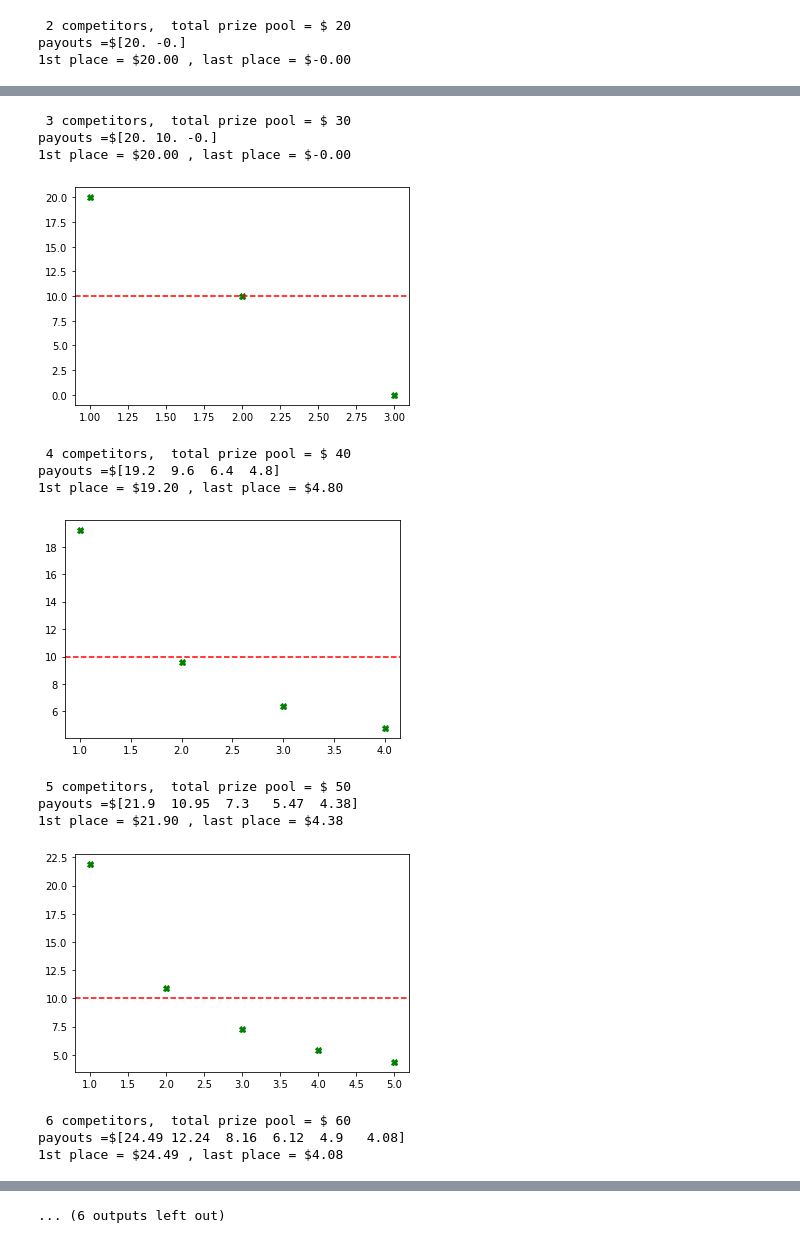
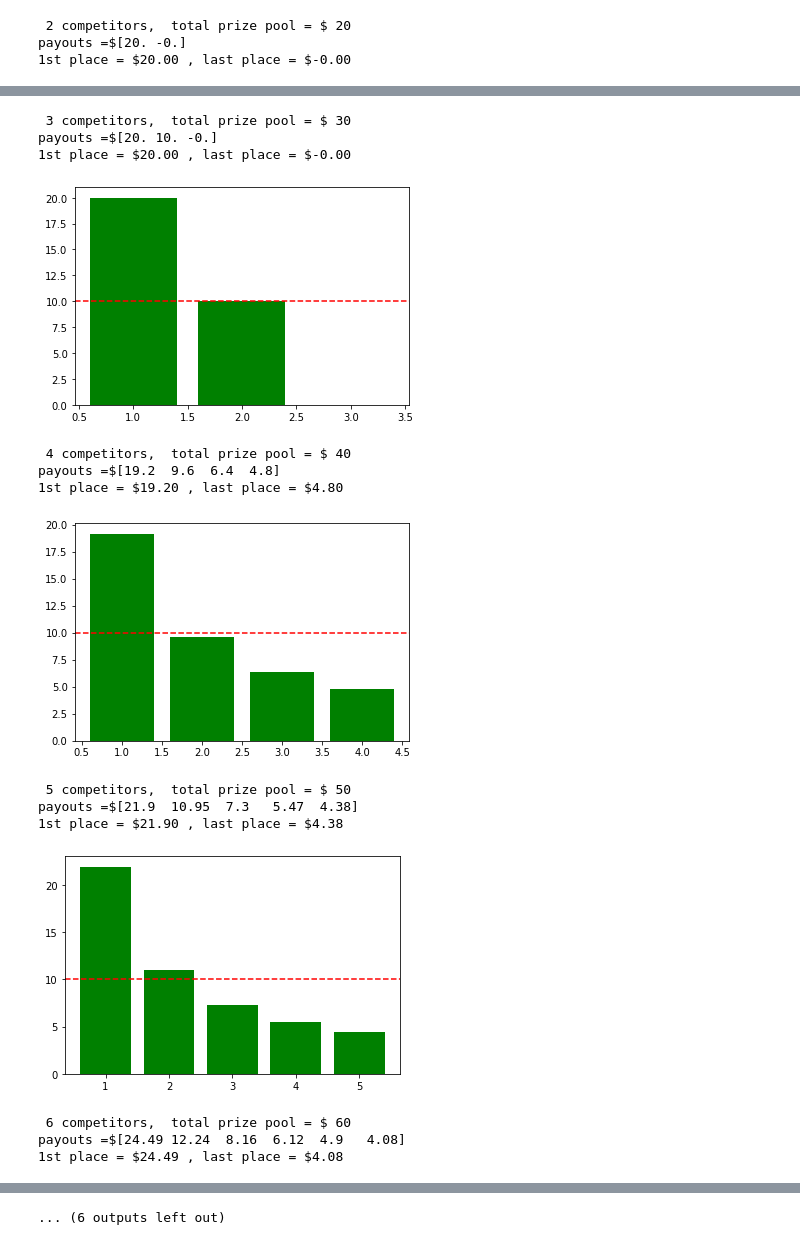
Before and after one commit to danschoonover/CryptoCompetionSimulator, a Jupyter notebook: simComp.ipynb, the cells around one changed output, grey strips where cells are left out. Drawn from its saved outputs; the diff is of its cells as text; code cells hidden in the pictures.

```diff
--- a/simComp.ipynb
+++ b/simComp.ipynb
@@ -9,12 +9,19 @@ import numpy as np
 import matplotlib.pyplot as plt
 np.set_printoptions(precision=2)
 
-min=2 #min number of competitors (N)
-max=10  #max number of competitors
+fee=10 # cost in ($) for each participant to "buy-in" to this competition
+
+promopool=0 #additional marketing / promotional $$ added to competitor fees for grand pize competition pool
+
+min=2 #min number of competitors to simulate (N)
+max=10  #max number of competitors to simulate
 step =1 #step size
 
-fee=10 #cost($) for each participant to "buy-in" to this competition
-promopool=0 #additional marketing / promotional $$ added to competitor fees for grand pize competition pool
+## Harmonic Series Parameter
+# Denominator Quotient - default p = 1
+# For p>1, more winnings will be paid to the top few competitors (capitalist),
+# As p --> 0, payouts become more uniform/evenly distributed to all competitors (communist)
+p=1
 
 fig = plt.figure()
 ax = plt.axes()
@@ -29,14 +36,15 @@ for num in range(min,max+1,step): #loop over # of competitors participating in e
   if num<4:
     y=(x-num)/num #the result y contains relative weights of where the mass goes
   else:
-    y=(1)/(x) #uses the harmonic series to introduce natural exponential decay. Change to (num-x)/(x) to set last place = $0.
+    y=(1)/(x ** p) #uses the harmonic series to introduce natural exponential decay. Change to (num-x)/(x) to set last place = $0.
 
   y=y/sum(y) #normalize vector y to be |y| =1
   y=y*tpool #scale directional vector y by the pool, so that payout distro sums to the prize pool
 
   print("payouts =$%s"% y)
 
-  plt.plot(x, y, 'X', color='green')
+  #plt.plot(x, y, 'X', color='green')
+  plt.bar(x, y, color='green')
   plt.axhline(y = fee, color = 'r', linestyle = 'dashed')
   print("1st place = $%3.2f"%y[0],", last place = $%3.2f"  % y[len(y)-1])
 
@@ -49,15 +57,15 @@ payouts =$[20. -0.]
  3 competitors,  total prize pool = $ 30
 payouts =$[20. 10. -0.]
 1st place = $20.00 , last place = $-0.00
-[figure, old version]
+[figure, new version]
  4 competitors,  total prize pool = $ 40
 payouts =$[19.2  9.6  6.4  4.8]
 1st place = $19.20 , last place = $4.80
-[figure, old version]
+[figure, new version]
  5 competitors,  total prize pool = $ 50
 payouts =$[21.9  10.95  7.3   5.47  4.38]
 1st place = $21.90 , last place = $4.38
-[figure, old version]
+[figure, new version]
  6 competitors,  total prize pool = $ 60
 payouts =$[24.49 12.24  8.16  6.12  4.9   4.08]
 1st place = $24.49 , last place = $4.08
```
Also changed, not shown: parts of 2 cells of this notebook.
